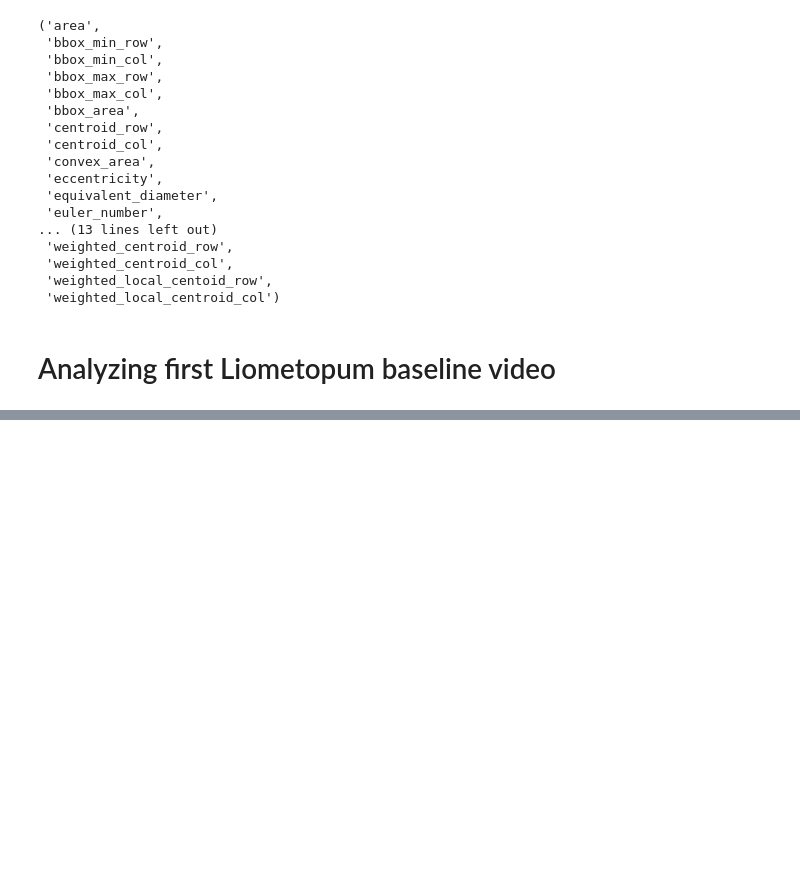
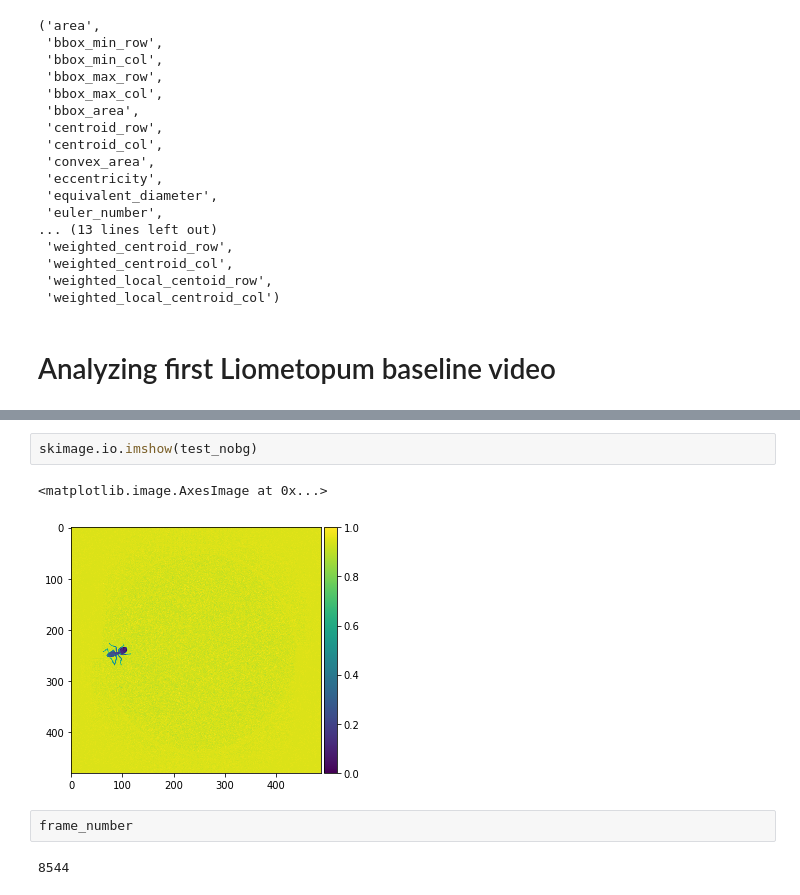
Before and after one commit to Tomnaragon/sceptovideo, a Jupyter notebook: Data_analysis.ipynb, the cells around one changed output, grey strips where cells are left out. Drawn from its saved outputs; the diff is of its cells as text; blank space fills up the shorter version.

```diff
--- a/Data_analysis.ipynb
+++ b/Data_analysis.ipynb
@@ -223,0 +244,9 @@ ValueError: autodetected range of [nan, nan] is not finite
+# %%
+skimage.io.imshow(test_nobg)
+# %% [output]
+<matplotlib.image.AxesImage at 0x...>
+[figure, added]
+# %%
+frame_number
+# %% [output]
+8544
```
Also changed, not shown: parts of 6 cells of this notebook.
